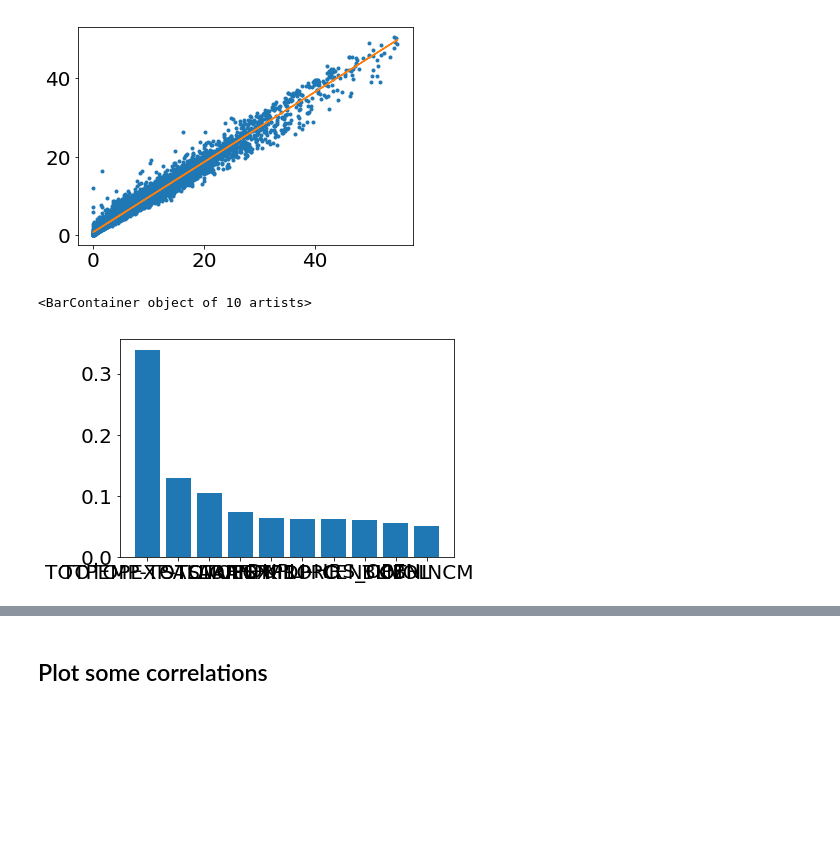
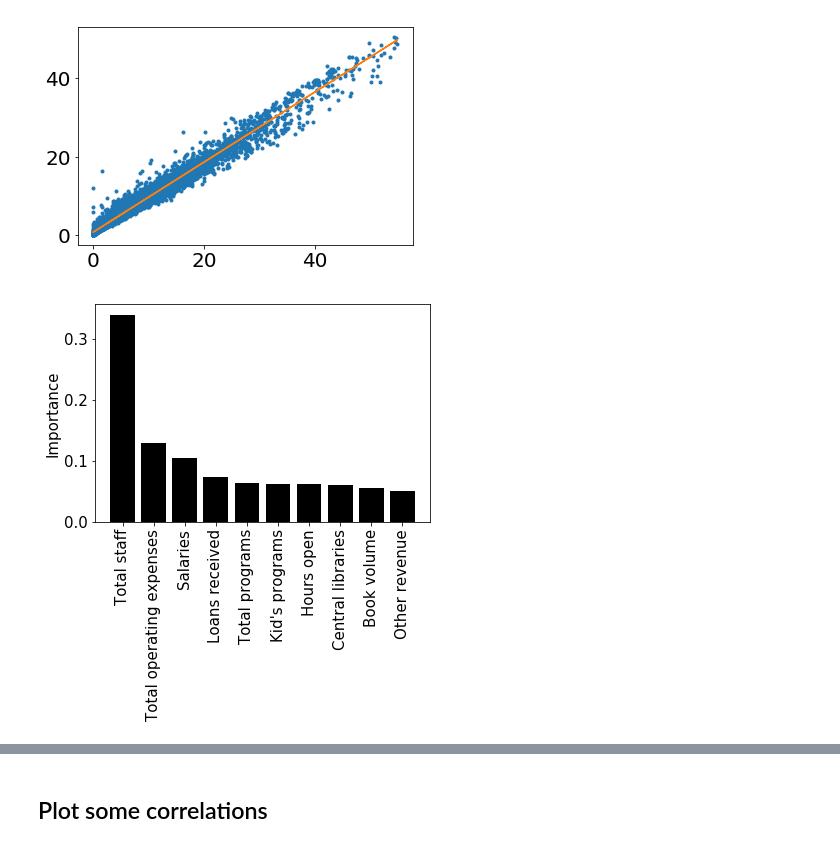
Before and after one commit to olgabane/Insight2019_LibraryProject, a Jupyter notebook: Library_Week3_Notebook7_RFContinuation.ipynb, the cells around one changed output, grey strips where cells are left out. Cells and saved outputs as stored; diff of their text form; code cells hidden in the pictures; blank space fills up the shorter version.

Commit message:
RF model and plots for demo

```diff
--- a/Library_Week3_Notebook7_RFContinuation.ipynb
+++ b/Library_Week3_Notebook7_RFContinuation.ipynb
@@ -1172,8 +1172,13 @@ plt.show()
 # %%
 feature_names = list(feature_importances.index.values)
 feature_importance = list(feature_importances['importance'])
+
+feat_imp_writtenout = ["Total staff", "Total operating expenses", "Salaries", "Loans received", "Total programs", "Kid's programs", "Hours open", "Central libraries", "Book volume", "Other revenue"]
-# %%
-plt.bar(feature_names, feature_importance)
-# %% [output]
-<BarContainer object of 10 artists>
-[figure, removed]
+# %%
+plt.rcParams.update({'font.size': 15})
+plt.bar(feat_imp_writtenout, feature_importance, color = "black")
+plt.xticks(rotation=90)
+plt.ylabel("Importance")
+plt.show()
+# %% [output]
+[figure, added]
```
Also changed, not shown: parts of 6 cells of this notebook.
